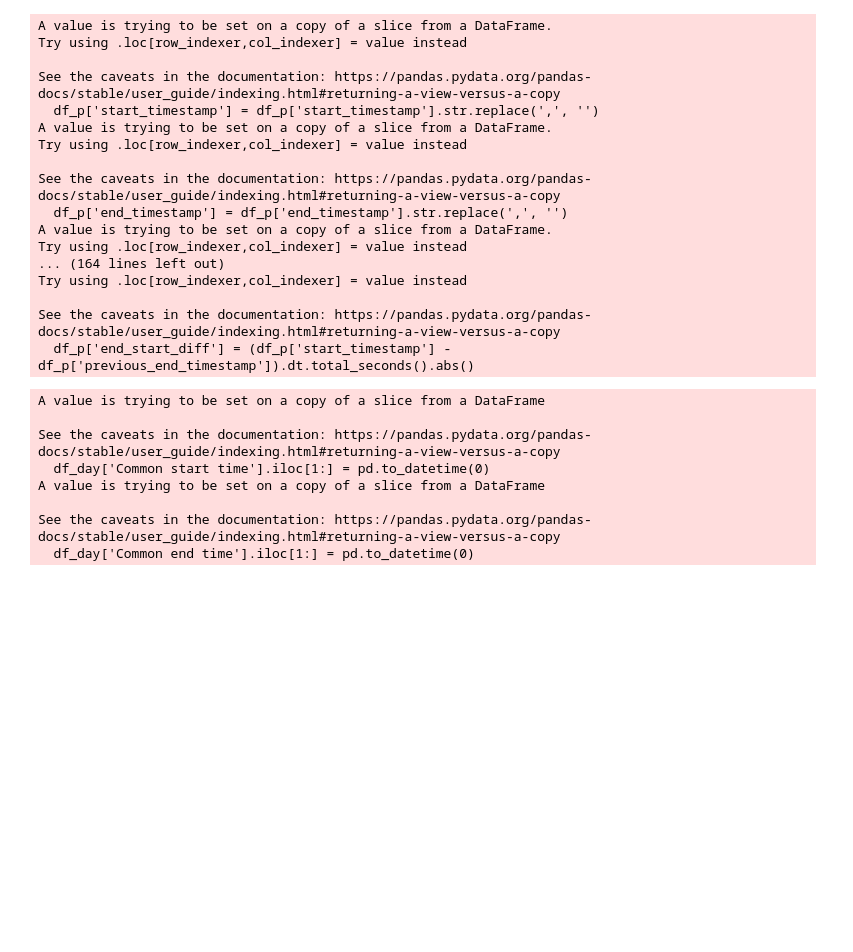
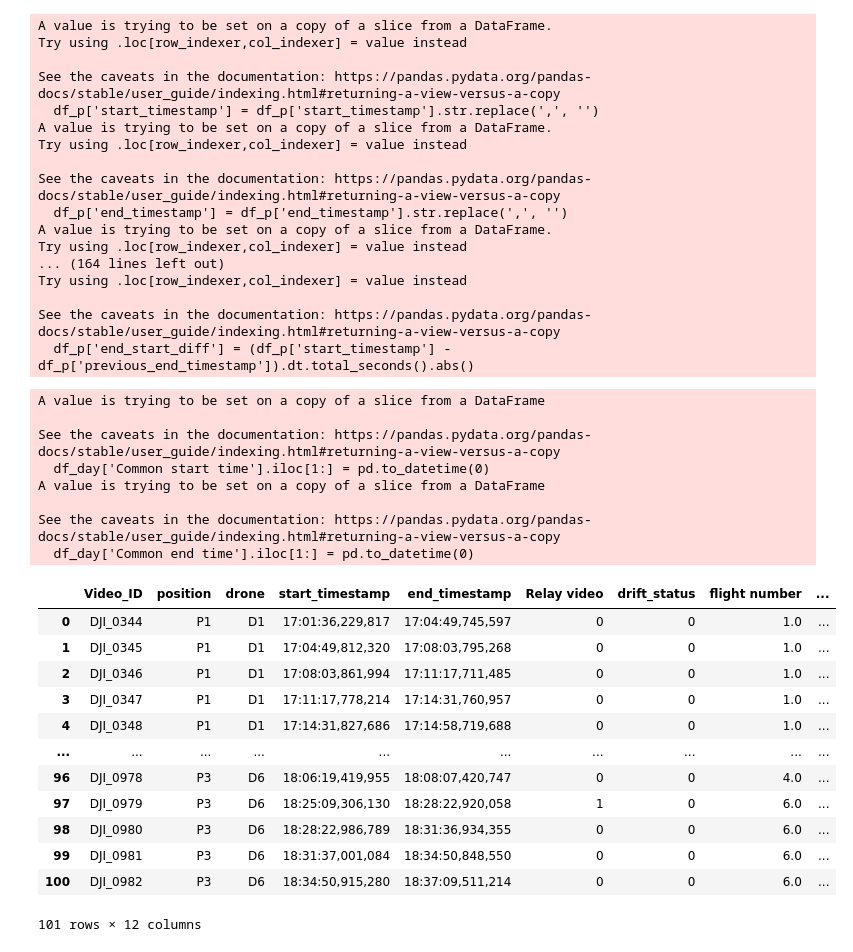
Before and after one commit to projectmela/DJI_srt_extract, a Jupyter notebook: 01_evaluate_drift_and_overlap.ipynb, the cells around one changed output. Cells and saved outputs as stored; diff of their text form; code cells hidden in the pictures; blank space fills up the shorter version.

```diff
--- a/01_evaluate_drift_and_overlap.ipynb
+++ b/01_evaluate_drift_and_overlap.ipynb
@@ -447,6 +451,22 @@ See the caveats in the documentation: https://pandas.pydata.org/pandas-docs/stab
   df_day['Common end time'].iloc[1:] = pd.to_datetime(0)
 # %%
 df_day = df_day[['Video_ID','position', 'drone', 'start_timestamp', 'end_timestamp', 'Relay video', 'drift_status', 'flight number', 'Miss click', 'Common start time', 'Common end time', 'maximum height']]
+# %%
+df_day
+# %% [output]
+|  | Video_ID | position | drone | start_timestamp | end_timestamp | Relay video | drift_status | flight number | ... |
+| 0 | DJI_0344 | P1 | D1 | 17:01:36,229,817 | 17:04:49,745,597 | 0 | 0 | 1.0 | ... |
+| 1 | DJI_0345 | P1 | D1 | 17:04:49,812,320 | 17:08:03,795,268 | 0 | 0 | 1.0 | ... |
+| 2 | DJI_0346 | P1 | D1 | 17:08:03,861,994 | 17:11:17,711,485 | 0 | 0 | 1.0 | ... |
+| 3 | DJI_0347 | P1 | D1 | 17:11:17,778,214 | 17:14:31,760,957 | 0 | 0 | 1.0 | ... |
+| 4 | DJI_0348 | P1 | D1 | 17:14:31,827,686 | 17:14:58,719,688 | 0 | 0 | 1.0 | ... |
+| ... | ... | ... | ... | ... | ... | ... | ... | ... | ... |
+| 96 | DJI_0978 | P3 | D6 | 18:06:19,419,955 | 18:08:07,420,747 | 0 | 0 | 4.0 | ... |
+| 97 | DJI_0979 | P3 | D6 | 18:25:09,306,130 | 18:28:22,920,058 | 1 | 0 | 6.0 | ... |
+| 98 | DJI_0980 | P3 | D6 | 18:28:22,986,789 | 18:31:36,934,355 | 0 | 0 | 6.0 | ... |
+| 99 | DJI_0981 | P3 | D6 | 18:31:37,001,084 | 18:34:50,848,550 | 0 | 0 | 6.0 | ... |
+| 100 | DJI_0982 | P3 | D6 | 18:34:50,915,280 | 18:37:09,511,214 | 0 | 0 | 6.0 | ... |
+101 rows × 12 columns
 # %%
 df_day.to_csv('namex.csv', index=False)
 # %%
```
Also changed, not shown: parts of 5 cells of this notebook, 9 other files.
